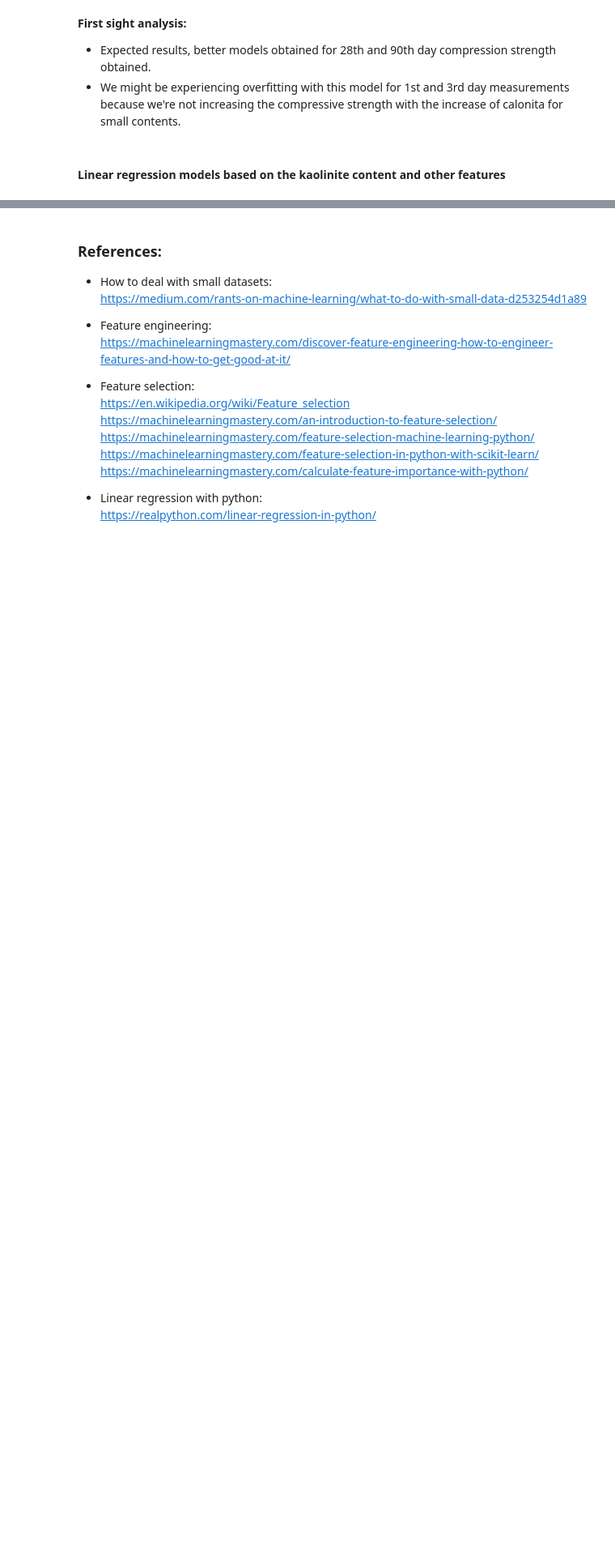
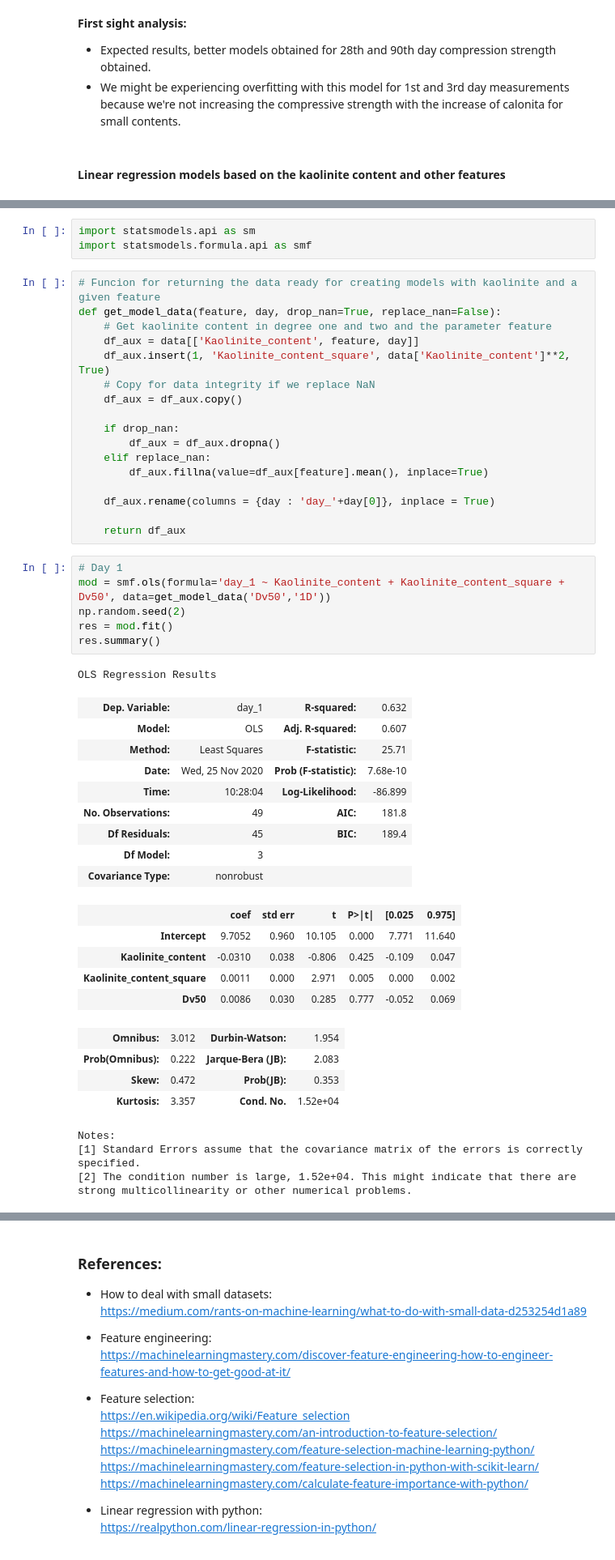
Before and after one commit to frblazquez/LC3, a Jupyter notebook: Project 2/lc3.ipynb, the cells around one changed output, grey strips where cells are left out. Shown: that part at 81% size. Drawn from its saved outputs; the diff is of its cells as text; blank space fills up the shorter version.

Commit message:
lc3 regression models for compression strength done

```diff
--- a/Project 2/lc3.ipynb
+++ b/Project 2/lc3.ipynb
@@ -456,0 +476,50 @@ R^2: 0.8717081451424198
+# %%
+import statsmodels.api as sm
+import statsmodels.formula.api as smf
+# %%
+# Funcion for returning the data ready for creating models with kaolinite and a given feature
+def get_model_data(feature, day, drop_nan=True, replace_nan=False):
+    # Get kaolinite content in degree one and two and the parameter feature
+    df_aux = data[['Kaolinite_content', feature, day]]
+    df_aux.insert(1, 'Kaolinite_content_square', data['Kaolinite_content']**2, True)
+    # Copy for data integrity if we replace NaN
+    df_aux = df_aux.copy()
+
+    if drop_nan:
+        df_aux = df_aux.dropna()
+    elif replace_nan:
+        df_aux.fillna(value=df_aux[feature].mean(), inplace=True)
+
+    df_aux.rename(columns = {day : 'day_'+day[0]}, inplace = True)
+
+    return df_aux
+# %%
+# Day 1
+mod = smf.ols(formula='day_1 ~ Kaolinite_content + Kaolinite_content_square + Dv50', data=get_model_data('Dv50','1D'))
+np.random.seed(2)
+res = mod.fit()
+res.summary()
+# %% [output]
+OLS Regression Results
+| Dep. Variable: | day_1 | R-squared: | 0.632 |
+| Model: | OLS | Adj. R-squared: | 0.607 |
+| Method: | Least Squares | F-statistic: | 25.71 |
+| Date: | Wed, 25 Nov 2020 | Prob (F-statistic): | 7.68e-10 |
+| Time: | 10:28:04 | Log-Likelihood: | -86.899 |
+| No. Observations: | 49 | AIC: | 181.8 |
+| Df Residuals: | 45 | BIC: | 189.4 |
+| Df Model: | 3 |  |  |
+| Covariance Type: | nonrobust |  |  |
+|  | coef | std err | t | P>|t| | [0.025 | 0.975] |
+| Intercept | 9.7052 | 0.960 | 10.105 | 0.000 | 7.771 | 11.640 |
+| Kaolinite_content | -0.0310 | 0.038 | -0.806 | 0.425 | -0.109 | 0.047 |
+| Kaolinite_content_square | 0.0011 | 0.000 | 2.971 | 0.005 | 0.000 | 0.002 |
+| Dv50 | 0.0086 | 0.030 | 0.285 | 0.777 | -0.052 | 0.069 |
+| Omnibus: | 3.012 | Durbin-Watson: | 1.954 |
+| Prob(Omnibus): | 0.222 | Jarque-Bera (JB): | 2.083 |
+| Skew: | 0.472 | Prob(JB): | 0.353 |
+| Kurtosis: | 3.357 | Cond. No. | 1.52e+04 |
+Notes:
+[1] Standard Errors assume that the covariance matrix of the errors is correctly specified.
+[2] The condition number is large, 1.52e+04. This might indicate that there are
+strong multicollinearity or other numerical problems.
```
Also changed, not shown: parts of 12 cells of this notebook.
